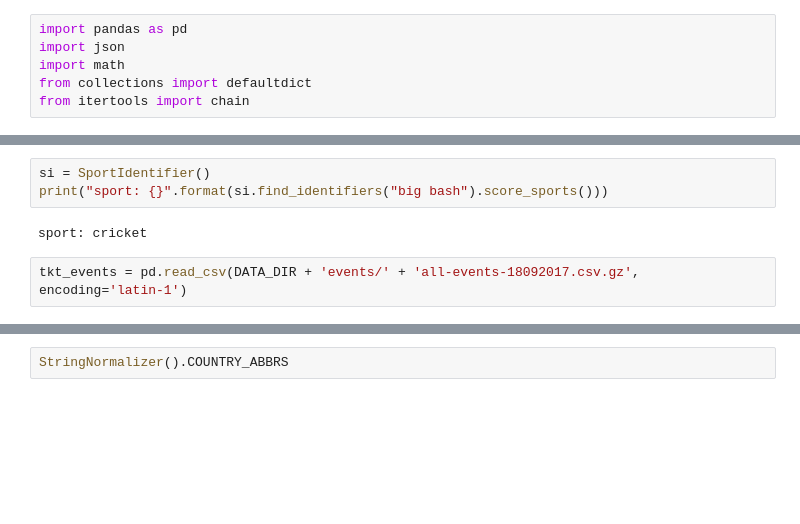
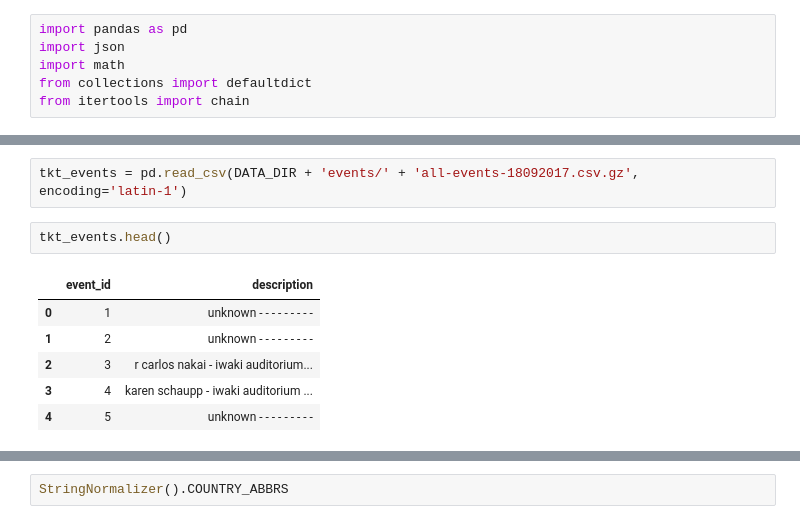
Before and after one commit to eeghor/minor-sports-labeller, a Jupyter notebook: minor-sports-labeller.ipynb, the cells around one changed output, grey strips where cells are left out. Drawn from its saved outputs; the diff is of its cells as text; blank space fills up the shorter version.

```diff
--- a/minor-sports-labeller.ipynb
+++ b/minor-sports-labeller.ipynb
@@ -122,10 +138,14 @@ class SportIdentifier(object):
             return top_sp if top_sc >= 1 else None
         else:
             return None
-# %%
-si = SportIdentifier()
-print("sport: {}".format(si.find_identifiers("big bash").score_sports()))
-# %% [output]
-sport: cricket
 # %%
 tkt_events = pd.read_csv(DATA_DIR + 'events/' + 'all-events-18092017.csv.gz', encoding='latin-1')
+# %%
+tkt_events.head()
+# %% [output]
+|  | event_id | description |
+| 0 | 1 | unknown - - - - - - - - - |
+| 1 | 2 | unknown - - - - - - - - - |
+| 2 | 3 | r carlos nakai - iwaki auditorium... |
+| 3 | 4 | karen schaupp - iwaki auditorium ... |
+| 4 | 5 | unknown - - - - - - - - - |
```
Also changed, not shown: parts of 4 cells of this notebook.
